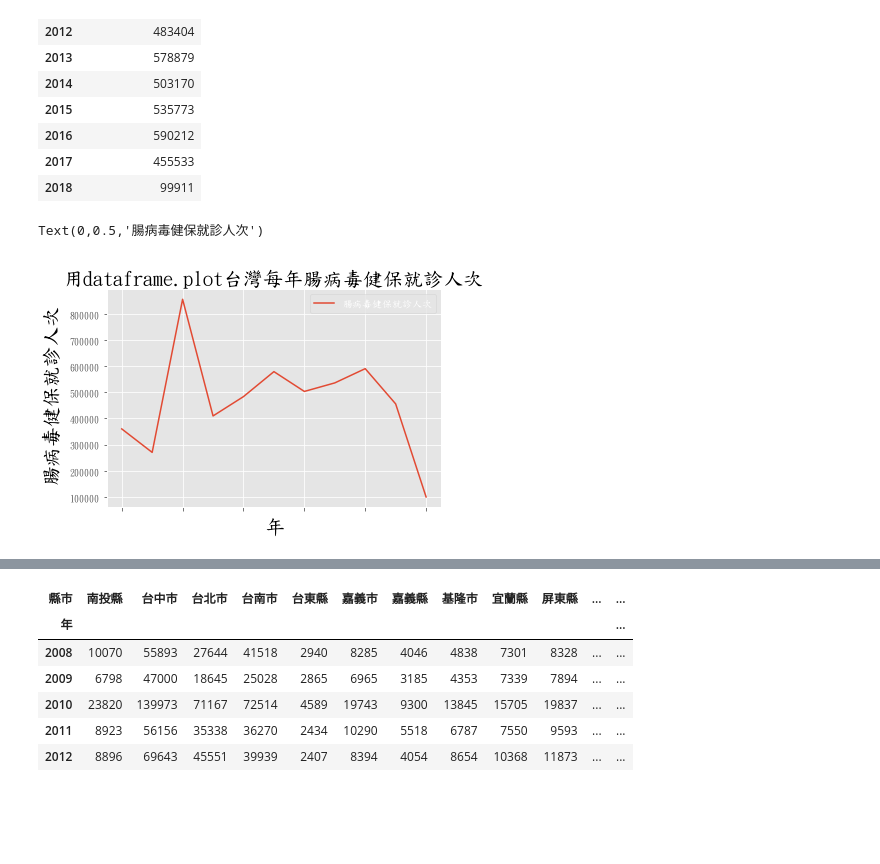
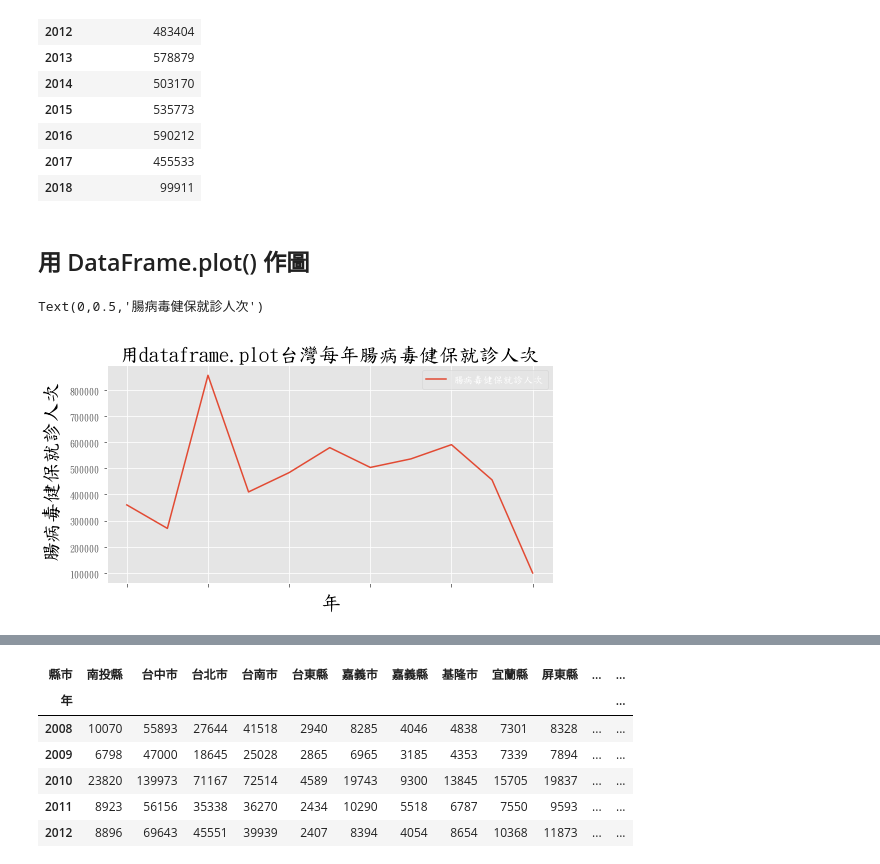
Before and after one commit to alabtsai/FGU-Class, a Jupyter notebook: Lecture_0530.ipynb, the cells around one changed output, grey strips where cells are left out. Drawn from its saved outputs; the diff is of its cells as text; code cells hidden in the pictures; blank space fills up the shorter version.

```diff
--- a/Lecture_0530.ipynb
+++ b/Lecture_0530.ipynb
@@ -342,12 +358,14 @@ ta1
 | 2016 | 590212 |
 | 2017 | 455533 |
 | 2018 | 99911 |
+# %% [markdown]
+## 用 DataFrame.plot() 作圖
 # %%
-ta1.plot(kind='line')
+ta1.plot(kind='line',figsize=(8,4))
 
 plt.title('用dataframe.plot台灣每年腸病毒健保就診人次',color='black',size=20)
 plt.xlabel('年',size=20,color='black')
 plt.ylabel('腸病毒健保就診人次',color='black',size=20)
 # %% [output]
 Text(0,0.5,'腸病毒健保就診人次')
-[figure, old version]
+[figure, new version]
```
Also changed, not shown: parts of 7 cells of this notebook.
